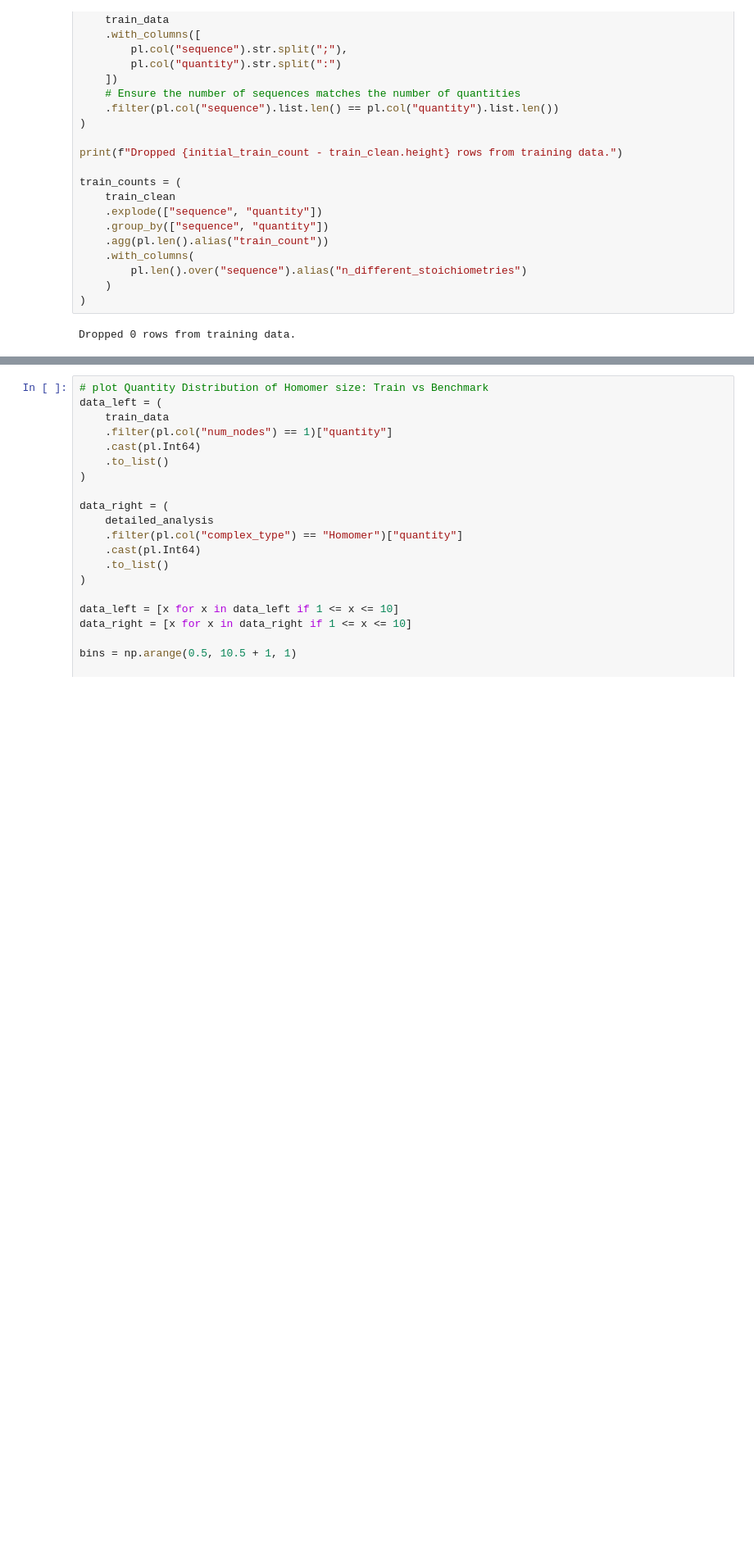
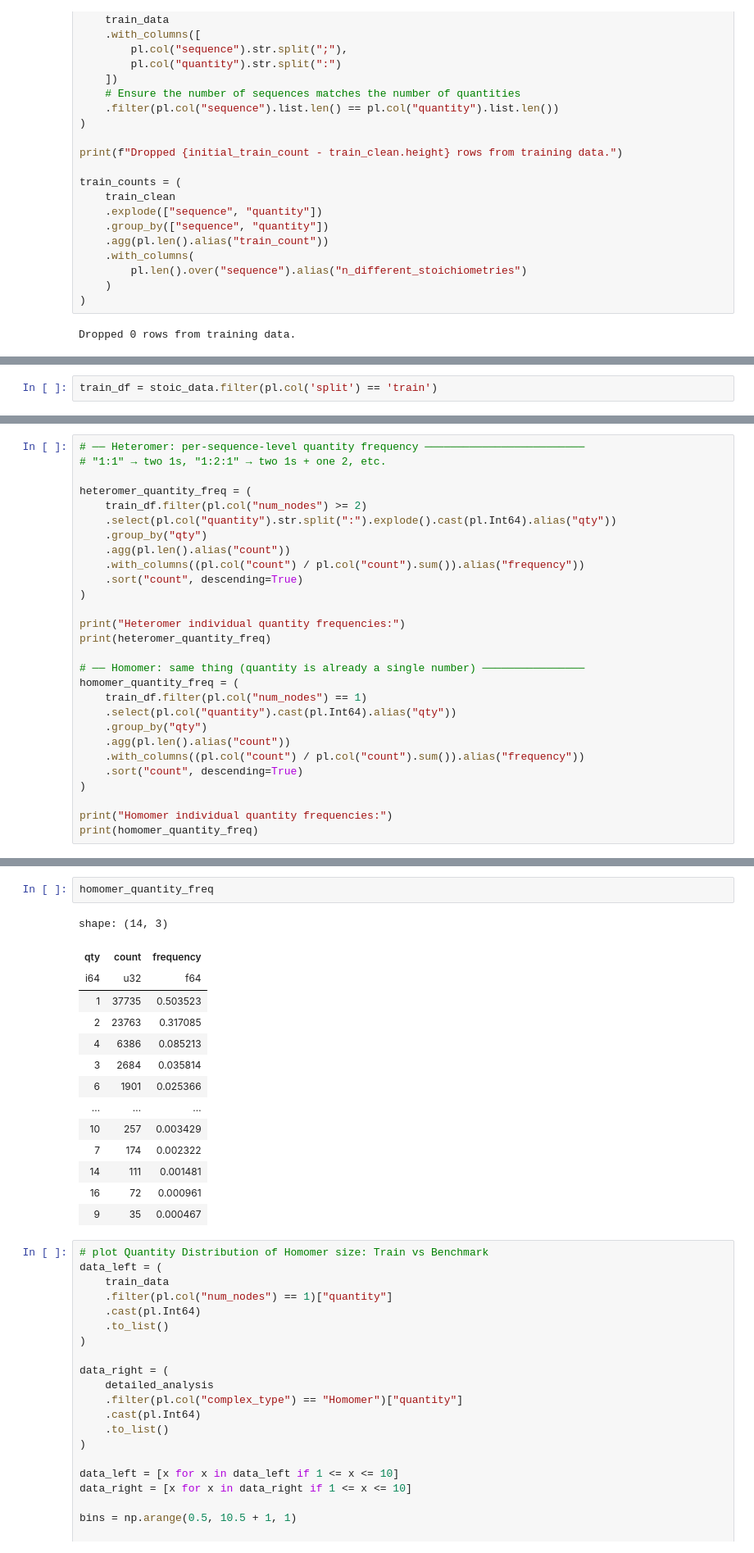
Before and after one commit to Kim-Dammer/master_thesis, a Jupyter notebook: notebooks/04_stoic.ipynb, the cells around one changed output, grey strips where cells are left out. Shown at 82% size. Cells and saved outputs as stored; diff of their text form; blank space fills up the shorter version.

```diff
--- a/notebooks/04_stoic.ipynb
+++ b/notebooks/04_stoic.ipynb
@@ -811,0 +798,2 @@ Successfully generated 'stoic_comprehensive_summary.png'!
+# %%
+train_df = stoic_data.filter(pl.col('split') == 'train')
@@ -811,0 +945,28 @@ Successfully generated 'stoic_comprehensive_summary.png'!
+# %%
+# ── Heteromer: per-sequence-level quantity frequency ─────────────────────────
+# "1:1" → two 1s, "1:2:1" → two 1s + one 2, etc.
+
+heteromer_quantity_freq = (
+    train_df.filter(pl.col("num_nodes") >= 2)
+    .select(pl.col("quantity").str.split(":").explode().cast(pl.Int64).alias("qty"))
+    .group_by("qty")
+    .agg(pl.len().alias("count"))
+    .with_columns((pl.col("count") / pl.col("count").sum()).alias("frequency"))
+    .sort("count", descending=True)
+)
+
+print("Heteromer individual quantity frequencies:")
+print(heteromer_quantity_freq)
+
+# ── Homomer: same thing (quantity is already a single number) ────────────────
+homomer_quantity_freq = (
+    train_df.filter(pl.col("num_nodes") == 1)
+    .select(pl.col("quantity").cast(pl.Int64).alias("qty"))
+    .group_by("qty")
+    .agg(pl.len().alias("count"))
+    .with_columns((pl.col("count") / pl.col("count").sum()).alias("frequency"))
+    .sort("count", descending=True)
+)
+
+print("Homomer individual quantity frequencies:")
+print(homomer_quantity_freq)
@@ -812,3 +991,20 @@ Successfully generated 'stoic_comprehensive_summary.png'!
+# %%
+homomer_quantity_freq
+# %% [output]
+shape: (14, 3)
+| qty | count | frequency |
+| i64 | u32 | f64 |
+| 1 | 37735 | 0.503523 |
+| 2 | 23763 | 0.317085 |
+| 4 | 6386 | 0.085213 |
+| 3 | 2684 | 0.035814 |
+| 6 | 1901 | 0.025366 |
+| … | … | … |
+| 10 | 257 | 0.003429 |
+| 7 | 174 | 0.002322 |
+| 14 | 111 | 0.001481 |
+| 16 | 72 | 0.000961 |
+| 9 | 35 | 0.000467 |
 # %%
 # plot Quantity Distribution of Homomer size: Train vs Benchmark
 data_left = (
```
Also changed, not shown: parts of 6 cells of this notebook, 11 other files.
